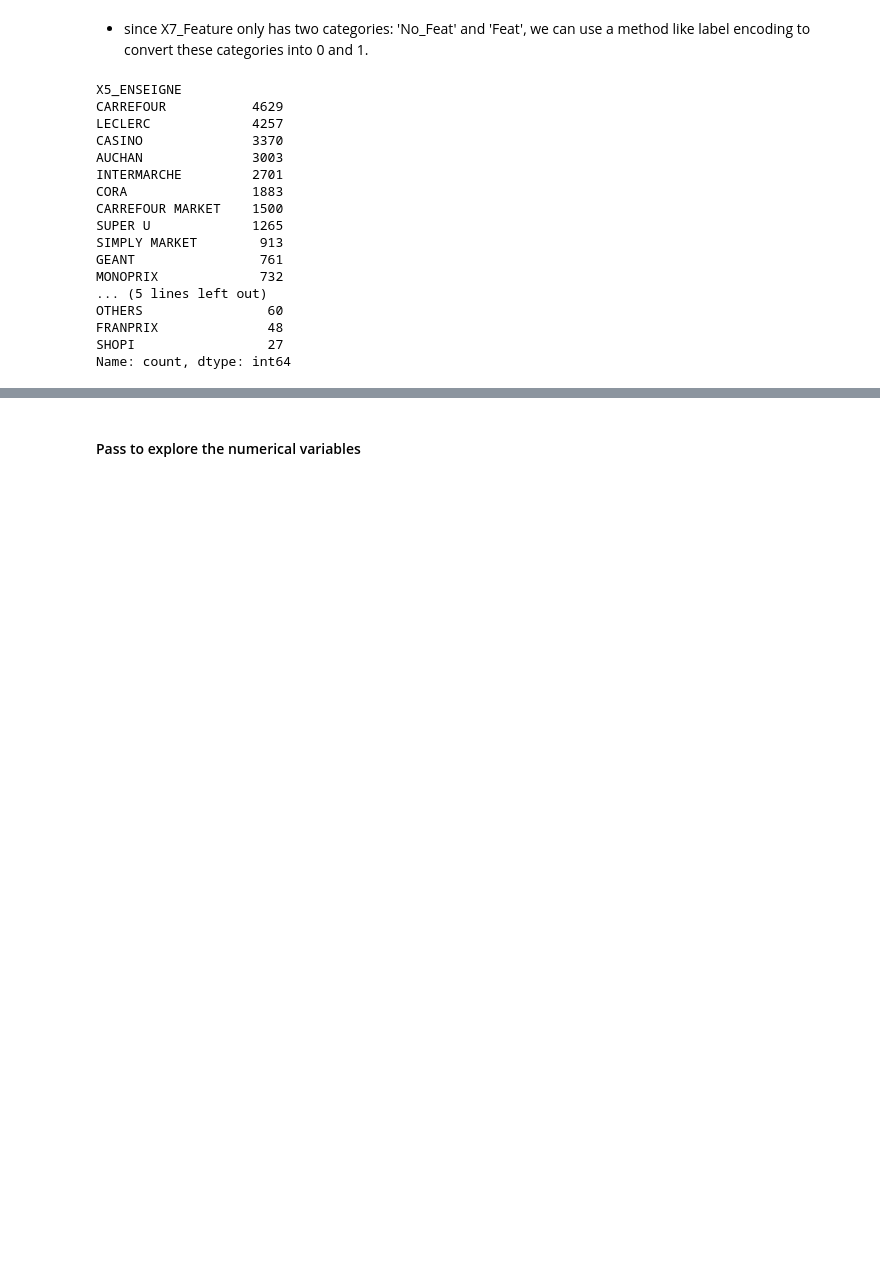
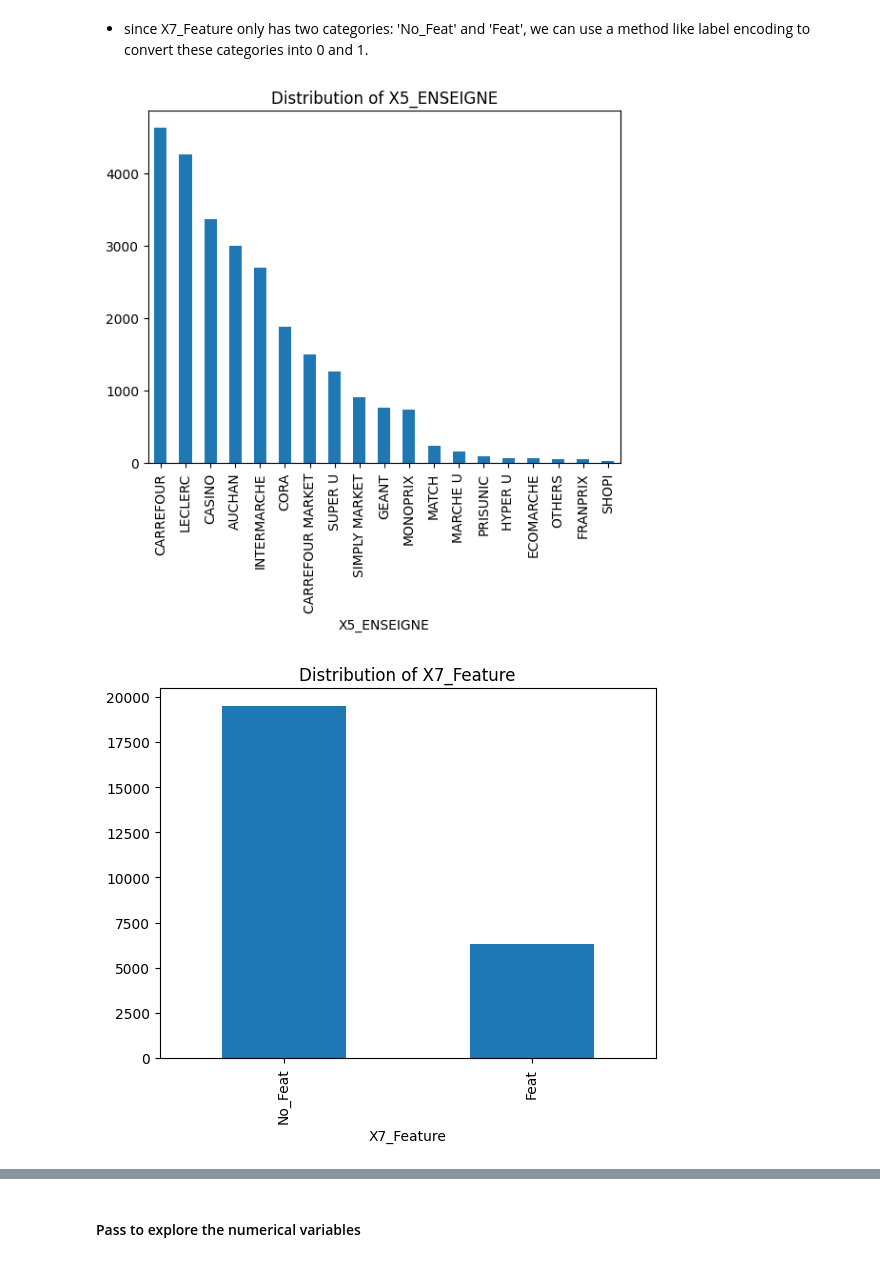
Before and after one commit to yasirech-chammakhy/Retail-Display-Strategy-Analysis, a Jupyter notebook: eda.ipynb, the cells around one changed output, grey strips where cells are left out. Drawn from its saved outputs; the diff is of its cells as text; code cells hidden in the pictures; blank space fills up the shorter version.

```diff
--- a/eda.ipynb
+++ b/eda.ipynb
@@ -142,23 +151,20 @@ Feat        6287
 Name: count, dtype: int64
 # %% [markdown]
 - since X7_Feature only has two categories: 'No_Feat' and 'Feat', we can use a method like label encoding to convert these categories into 0 and 1.
-# %%
-df["X5_ENSEIGNE"].value_counts()
-# %% [output]
-X5_ENSEIGNE
-CARREFOUR           4629
-LECLERC             4257
-CASINO              3370
-AUCHAN              3003
-INTERMARCHE         2701
-CORA                1883
-CARREFOUR MARKET    1500
-SUPER U             1265
-SIMPLY MARKET        913
-GEANT                761
-MONOPRIX             732
-... (5 lines left out)
-OTHERS                60
-FRANPRIX              48
-SHOPI                 27
-Name: count, dtype: int64
+# %%
+# Frequency distribution of 'X5_ENSEIGNE'
+enseigne_counts = df['X5_ENSEIGNE'].value_counts()
+
+# Frequency distribution of 'X7_Feature'
+feature_counts = df['X7_Feature'].value_counts()
+# %%
+enseigne_counts.plot(kind='bar')
+plt.title('Distribution of X5_ENSEIGNE')
+plt.show()
+
+feature_counts.plot(kind='bar')
+plt.title('Distribution of X7_Feature')
+plt.show()
+# %% [output]
+[figure, added]
+[figure, added]
```
Also changed, not shown: parts of 16 cells of this notebook.
